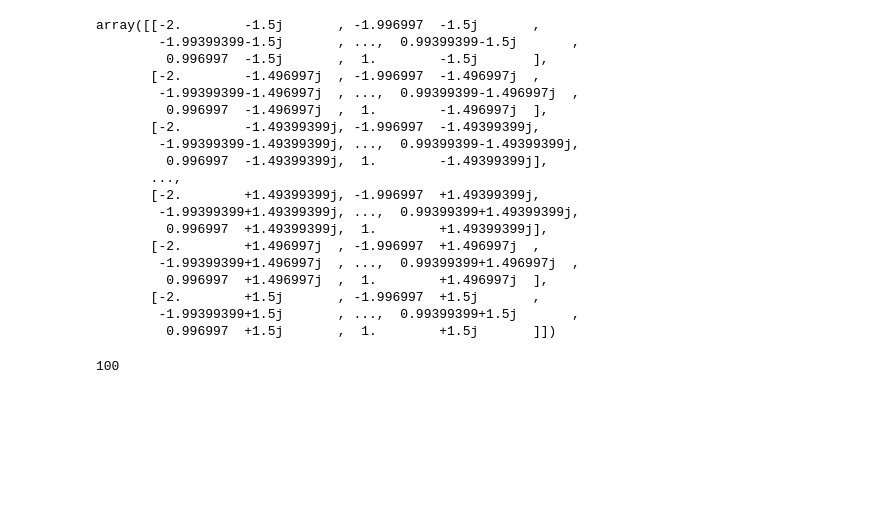
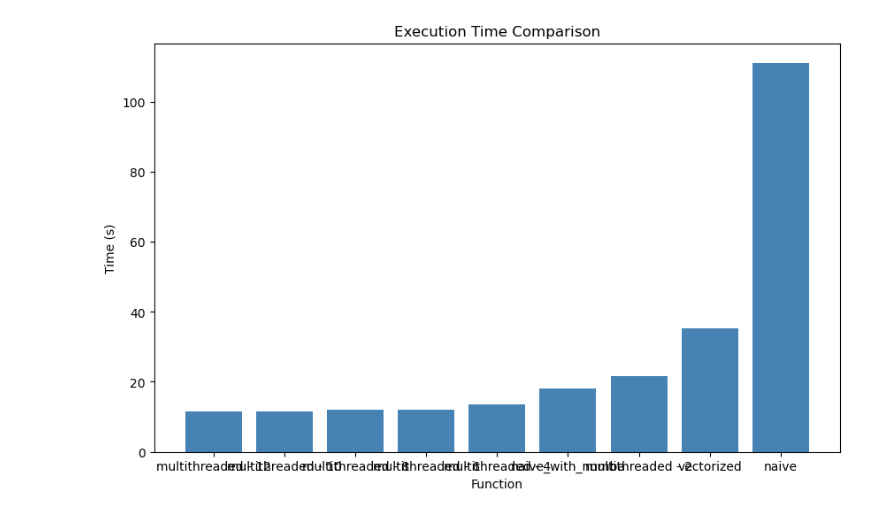
Before and after one commit to SebastianDall/Scientific_Computing_Mandelbrot, a Jupyter notebook: project.ipynb, the cells around one changed output. Cells and saved outputs as stored; diff of their text form; code cells hidden in the pictures; blank space fills up the shorter version.

Commit message:
implemented time vs function

```diff
--- a/project.ipynb
+++ b/project.ipynb
@@ -5,32 +8,16 @@ from mandelbrot.mandelbrot import mandelbrot_naive
 # %%
 # Create an array of complex numbers
-pre = 1000
-pim = 1000
+pre = 5000
+pim = 5000
 
-R = np.linspace(-2, 1, pre)
-I = 1j * np.linspace(-1.5, 1.5, pim)
+pre_from = -2
+pre_to = 1
+pim_from = -1.5
+pim_to = 1.5
+
+R = np.linspace(pre_from, pre_to, pre)
+I = 1j * np.linspace(pim_from, pim_to, pim)
 
 R, I = np.meshgrid(R, I)
 
 C = R + I
-C
-# %% [output]
-array([[-2.        -1.5j       , -1.996997  -1.5j       ,
-        -1.99399399-1.5j       , ...,  0.99399399-1.5j       ,
-         0.996997  -1.5j       ,  1.        -1.5j       ],
-       [-2.        -1.496997j  , -1.996997  -1.496997j  ,
-        -1.99399399-1.496997j  , ...,  0.99399399-1.496997j  ,
-         0.996997  -1.496997j  ,  1.        -1.496997j  ],
-       [-2.        -1.49399399j, -1.996997  -1.49399399j,
-        -1.99399399-1.49399399j, ...,  0.99399399-1.49399399j,
-         0.996997  -1.49399399j,  1.        -1.49399399j],
-       ...,
-       [-2.        +1.49399399j, -1.996997  +1.49399399j,
-        -1.99399399+1.49399399j, ...,  0.99399399+1.49399399j,
-         0.996997  +1.49399399j,  1.        +1.49399399j],
-       [-2.        +1.496997j  , -1.996997  +1.496997j  ,
-        -1.99399399+1.496997j  , ...,  0.99399399+1.496997j  ,
-         0.996997  +1.496997j  ,  1.        +1.496997j  ],
-       [-2.        +1.5j       , -1.996997  +1.5j       ,
-        -1.99399399+1.5j       , ...,  0.99399399+1.5j       ,
-         0.996997  +1.5j       ,  1.        +1.5j       ]])
@@ -46,10 +24,23 @@ for i, c in enumerate(C):
-# %%
-MandelbrotSet
-mandelbrot_naive(0, 100)
-
-
-# plt.imshow(MandelbrotSet, extent=[-2, 1, -1.5, 1.5])
-# plt.colorbar()
-# plt.show()
-# %% [output]
-100
+# %%
+# Define your functions and arguments
+functions = [
+    ('naive', lambda: enumerate_mandelbrot_set(C, 100, calculate_mandelbrot_naive)),
+    ('vectorized', lambda: calculate_mandelbrot_vectorized(C, 100)),
+    ('naive_with_numba', lambda: enumerate_mandelbrot_set(C, 100, calculate_mandelbrot_naive_with_numba)),
+    ('multithreaded - 12', lambda: calculate_mandelbrot_multithreaded(C, 100, 12)),
+    ('multithreaded - 10', lambda: calculate_mandelbrot_multithreaded(C, 100, 10)),
+    ('multithreaded - 8', lambda: calculate_mandelbrot_multithreaded(C, 100, 8)),
+    ('multithreaded - 6', lambda: calculate_mandelbrot_multithreaded(C, 100, 6)),
+    ('multithreaded - 4', lambda: calculate_mandelbrot_multithreaded(C, 100, 4)),
+    ('multithreaded - 2', lambda: calculate_mandelbrot_multithreaded(C, 100, 2))
+]
+
+# Measure execution time for each function
+times = []
+for name, func in functions:
+    start_time = timeit.default_timer()
+    func()
+    elapsed = timeit.default_timer() - start_time
+    times.append((name, elapsed))
+# %% [output]
+[figure, added]
```
Also changed, not shown: parts of 4 cells of this notebook.
